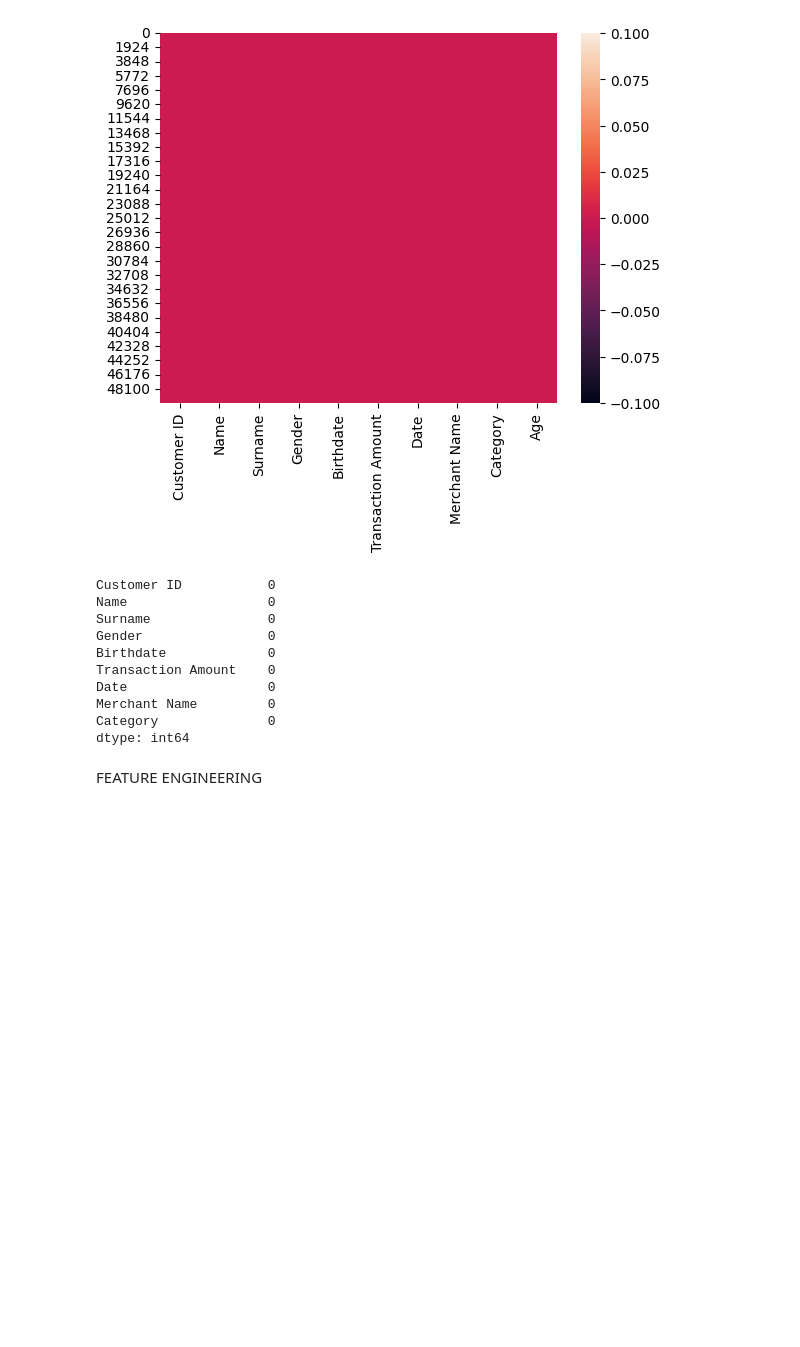
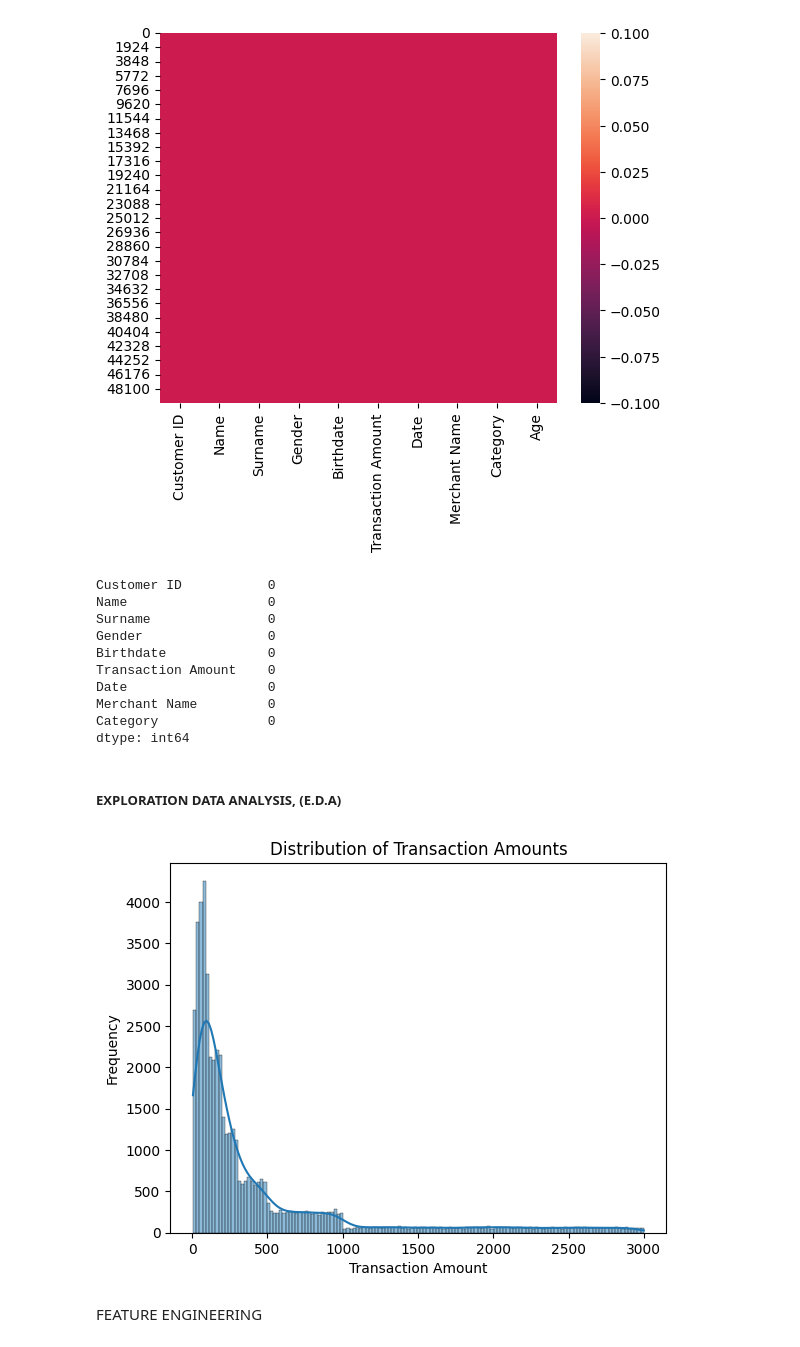
Before and after one commit to kwabenaboateng/CUSTOMER-TRANSACTIONS, a Jupyter notebook: Customer Transactions.ipynb, the cells around one changed output. Saved outputs shown, nothing was run; the diff lists cells and outputs as text; code cells hidden in the pictures; blank space fills up the shorter version.

```diff
--- a/Customer Transactions.ipynb
+++ b/Customer Transactions.ipynb
@@ -204,3 +204,14 @@ Date                  0
 Merchant Name         0
 Category              0
 dtype: int64
+# %% [markdown]
+##### <b>EXPLORATION DATA ANALYSIS, (E.D.A) </b>
+# %%
+# Plot distribution of Transaction Amounts
+sns.histplot(customer_transactions['Transaction Amount'], kde=True)
+plt.title('Distribution of Transaction Amounts')
+plt.xlabel('Transaction Amount')
+plt.ylabel('Frequency')
+plt.show()
+# %% [output]
+[figure, added]
```
Also changed, not shown: parts of 1 cell of this notebook.
